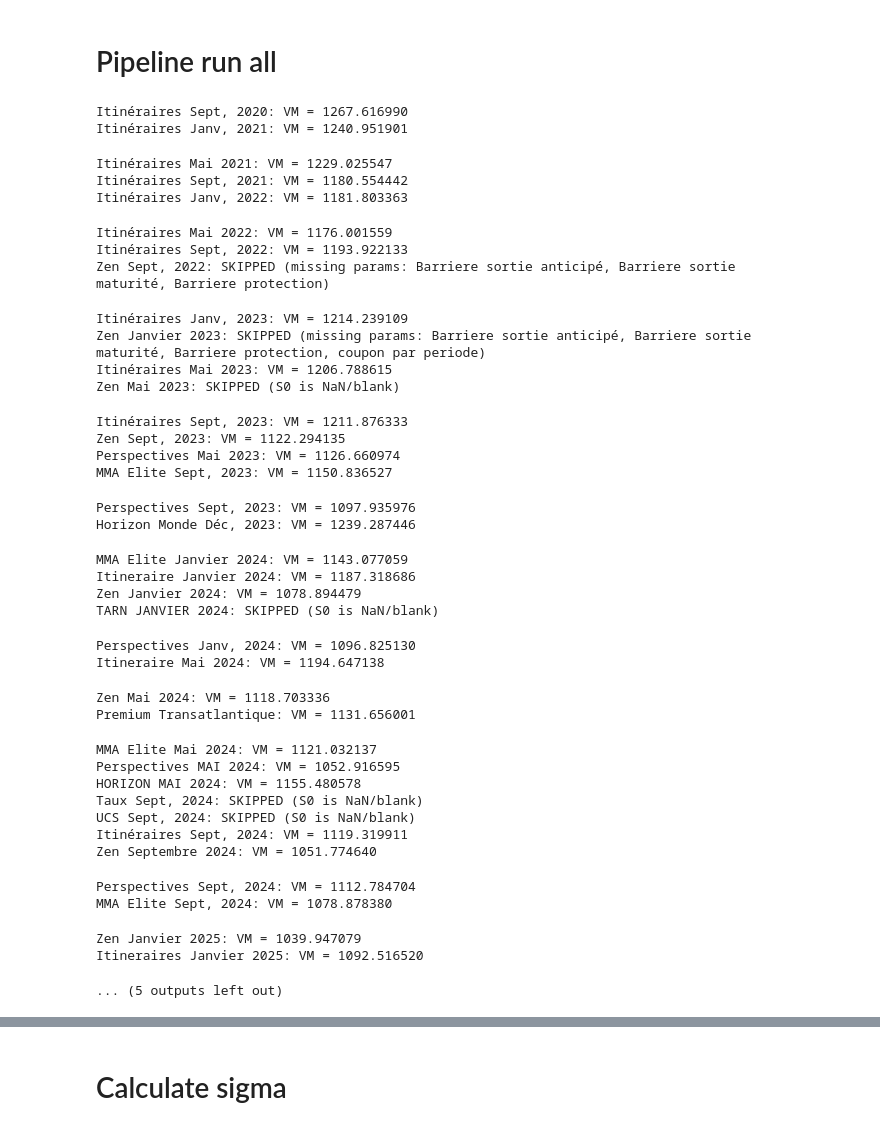
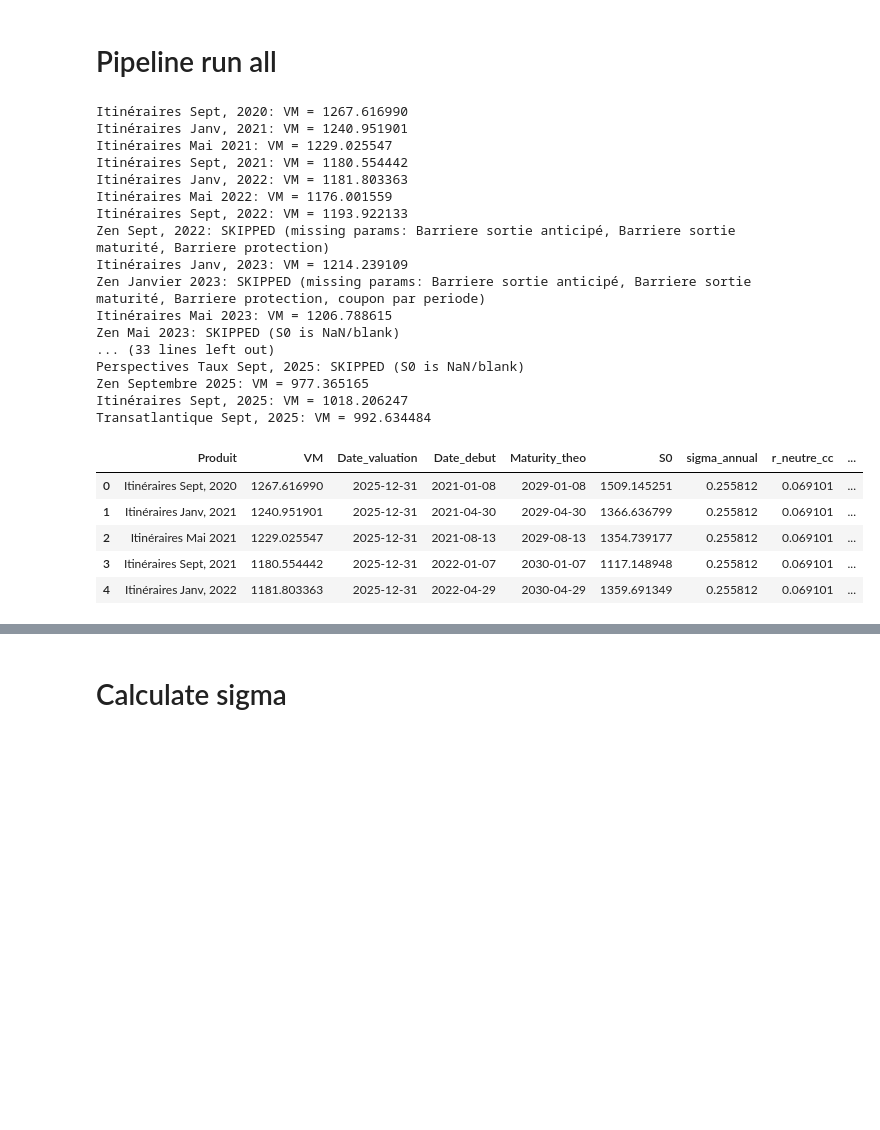
Before and after one commit to HONGPHUC1210/Hangman, a Jupyter notebook: main.ipynb, the cells around one changed output, grey strips where cells are left out. Cells and saved outputs as stored; diff of their text form; code cells hidden in the pictures; blank space fills up the shorter version.

```diff
--- a/main.ipynb
+++ b/main.ipynb
@@ -1037,59 +1041,44 @@ r_neutre_cc = 0.0691009521484375  # ví dụ của bạn
 # %%
 res = price_products_pipeline(
     products_df=products_df,
     courbe_taux=taux_df,
     date_valuation="2025-12-31",
     default_r_neutre_cc=0.0691009521484375,
     # default_sigma_annual=0.28,
     default_sigma_annual = params.sigma_annual,
     s_ref=1000.0,
     default_decrement_value=50.0,
     decrement_mode="cum",
     periods_per_year=12,
     n_sims=10000,
     seed=42,
     compounding="annual",
     day_count=365,
     verbose=True,
 )
 
-res
+res.head()
 # %% [output]
 Itinéraires Sept, 2020: VM = 1267.616990
 Itinéraires Janv, 2021: VM = 1240.951901
+Itinéraires Mai 2021: VM = 1229.025547
+Itinéraires Sept, 2021: VM = 1180.554442
+Itinéraires Janv, 2022: VM = 1181.803363
+Itinéraires Mai 2022: VM = 1176.001559
+Itinéraires Sept, 2022: VM = 1193.922133
+Zen Sept, 2022: SKIPPED (missing params: Barriere sortie anticipé, Barriere sortie maturité, Barriere protection)
+Itinéraires Janv, 2023: VM = 1214.239109
+Zen Janvier 2023: SKIPPED (missing params: Barriere sortie anticipé, Barriere sortie maturité, Barriere protection, coupon par periode)
+Itinéraires Mai 2023: VM = 1206.788615
+Zen Mai 2023: SKIPPED (S0 is NaN/blank)
+... (33 lines left out)
+Perspectives Taux Sept, 2025: SKIPPED (S0 is NaN/blank)
+Zen Septembre 2025: VM = 977.365165
+Itinéraires Sept, 2025: VM = 1018.206247
+Transatlantique Sept, 2025: VM = 992.634484
-Itinéraires Mai 2021: VM = 1229.025547
-Itinéraires Sept, 2021: VM = 1180.554442
-Itinéraires Janv, 2022: VM = 1181.803363
-Itinéraires Mai 2022: VM = 1176.001559
-Itinéraires Sept, 2022: VM = 1193.922133
-Zen Sept, 2022: SKIPPED (missing params: Barriere sortie anticipé, Barriere sortie maturité, Barriere protection)
-Itinéraires Janv, 2023: VM = 1214.239109
-Zen Janvier 2023: SKIPPED (missing params: Barriere sortie anticipé, Barriere sortie maturité, Barriere protection, coupon par periode)
-Itinéraires Mai 2023: VM = 1206.788615
-Zen Mai 2023: SKIPPED (S0 is NaN/blank)
-Itinéraires Sept, 2023: VM = 1211.876333
-Zen Sept, 2023: VM = 1122.294135
-Perspectives Mai 2023: VM = 1126.660974
-MMA Elite Sept, 2023: VM = 1150.836527
-Perspectives Sept, 2023: VM = 1097.935976
-Horizon Monde Déc, 2023: VM = 1239.287446
-MMA Elite Janvier 2024: VM = 1143.077059
-Itineraire Janvier 2024: VM = 1187.318686
-Zen Janvier 2024: VM = 1078.894479
-TARN JANVIER 2024: SKIPPED (S0 is NaN/blank)
-Perspectives Janv, 2024: VM = 1096.825130
-Itineraire Mai 2024: VM = 1194.647138
-Zen Mai 2024: VM = 1118.703336
-Premium Transatlantique: VM = 1131.656001
-MMA Elite Mai 2024: VM = 1121.032137
-Perspectives MAI 2024: VM = 1052.916595
-HORIZON MAI 2024: VM = 1155.480578
-Taux Sept, 2024: SKIPPED (S0 is NaN/blank)
-UCS Sept, 2024: SKIPPED (S0 is NaN/blank)
-Itinéraires Sept, 2024: VM = 1119.319911
-Zen Septembre 2024: VM = 1051.774640
-Perspectives Sept, 2024: VM = 1112.784704
-MMA Elite Sept, 2024: VM = 1078.878380
-Zen Janvier 2025: VM = 1039.947079
-Itineraires Janvier 2025: VM = 1092.516520
-... (5 outputs left out)
+|  | Produit | VM | Date_valuation | Date_debut | Maturity_theo | S0 | sigma_annual | r_neutre_cc | ... |
+| 0 | Itinéraires Sept, 2020 | 1267.616990 | 2025-12-31 | 2021-01-08 | 2029-01-08 | 1509.145251 | 0.255812 | 0.069101 | ... |
+| 1 | Itinéraires Janv, 2021 | 1240.951901 | 2025-12-31 | 2021-04-30 | 2029-04-30 | 1366.636799 | 0.255812 | 0.069101 | ... |
+| 2 | Itinéraires Mai 2021 | 1229.025547 | 2025-12-31 | 2021-08-13 | 2029-08-13 | 1354.739177 | 0.255812 | 0.069101 | ... |
+| 3 | Itinéraires Sept, 2021 | 1180.554442 | 2025-12-31 | 2022-01-07 | 2030-01-07 | 1117.148948 | 0.255812 | 0.069101 | ... |
+| 4 | Itinéraires Janv, 2022 | 1181.803363 | 2025-12-31 | 2022-04-29 | 2030-04-29 | 1359.691349 | 0.255812 | 0.069101 | ... |
```
Also changed, not shown: parts of 16 cells of this notebook.
